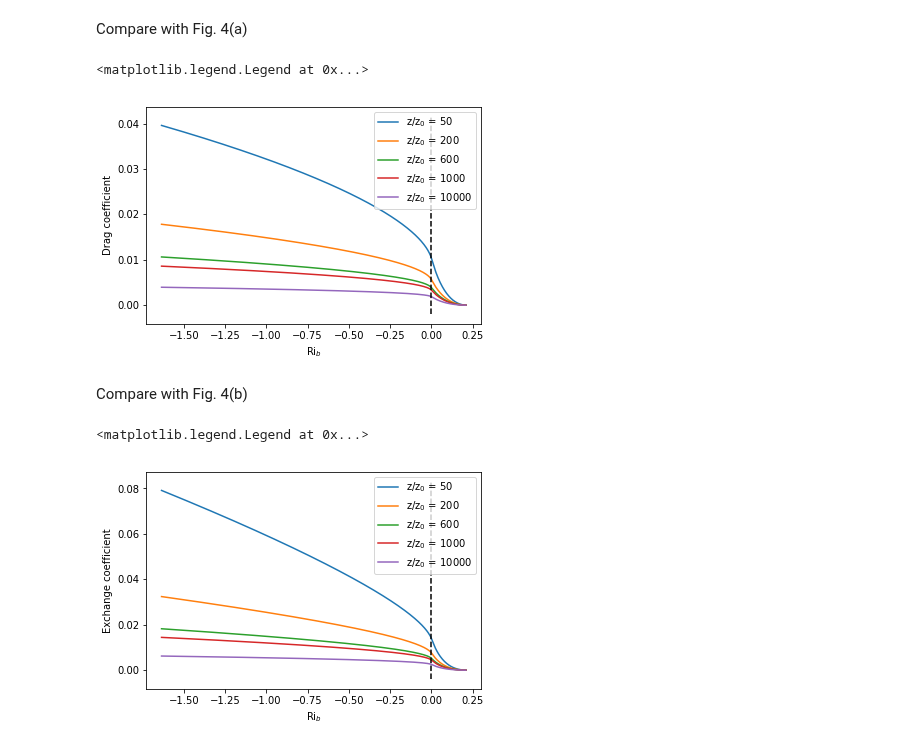
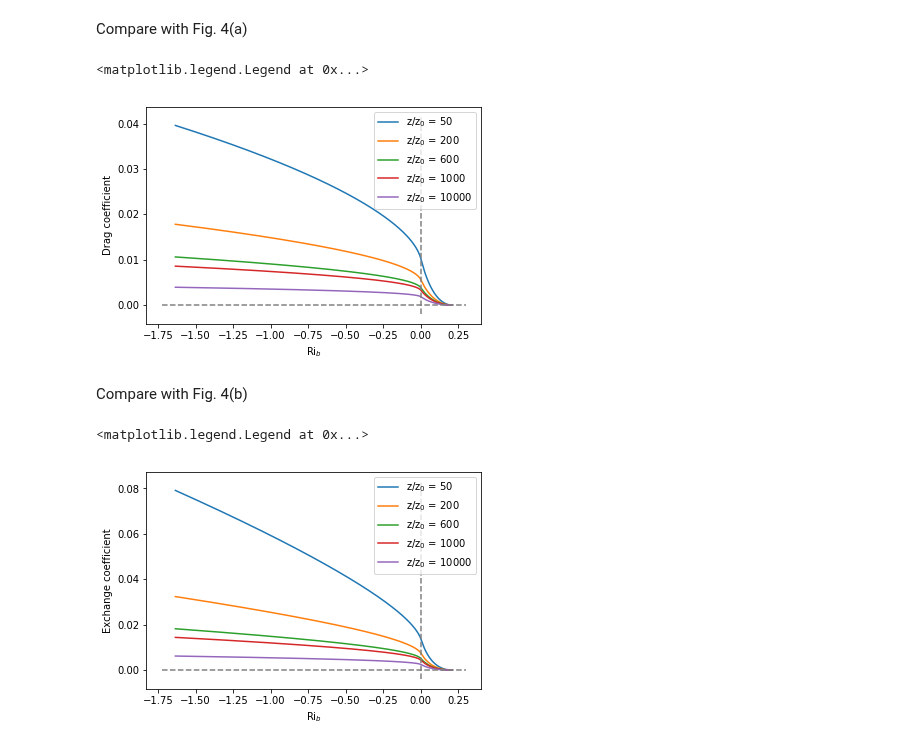
Before and after one commit to thabbott/simpleland, a Jupyter notebook: doc/simpleland.ipynb, the cells around one changed output. Cells and saved outputs as stored; diff of their text form; code cells hidden in the pictures.

```diff
--- a/doc/simpleland.ipynb
+++ b/doc/simpleland.ipynb
@@ -78,15 +78,17 @@ Compare with Fig. 4(a)
 # %%
 plt.figure()
 for jj in range(M):
     plt.plot(Ri_b[jj,:], C_d[jj,:], '-', label = 'z/z$_0$ = %d' % (args['z_atm']/z_0s[jj]))
 ymin, ymax = plt.gca().get_ylim()
-plt.plot([0, 0], [ymin, ymax], 'k--')
+xmin, xmax = plt.gca().get_xlim()
+plt.plot([0, 0], [ymin, ymax], '--', color = 'gray')
+plt.plot([xmin, xmax], [0, 0], '--', color = 'gray')
 plt.ylabel('Drag coefficient')
 plt.xlabel(r'Ri$_b$')
 plt.legend()
 # %% [output]
 <matplotlib.legend.Legend at 0x...>
-[figure, old version]
+[figure, new version]
 # %% [markdown]
 Compare with Fig. 4(b)
 # %%
@@ -94,10 +96,12 @@ plt.figure()
 for jj in range(M):
     plt.plot(Ri_b[jj,:], C_k[jj,:], '-', label = 'z/z$_0$ = %d' % (args['z_atm']/z_0s[jj]))
 ymin, ymax = plt.gca().get_ylim()
-plt.plot([0, 0], [ymin, ymax], 'k--')
+xmin, xmax = plt.gca().get_xlim()
+plt.plot([0, 0], [ymin, ymax], '--', color = 'gray')
+plt.plot([xmin, xmax], [0, 0], '--', color = 'gray')
 plt.ylabel('Exchange coefficient')
 plt.xlabel(r'Ri$_b$')
 plt.legend()
 # %% [output]
 <matplotlib.legend.Legend at 0x...>
-[figure, old version]
+[figure, new version]
```
Also changed, not shown: parts of 3 cells of this notebook, 4 other files.
